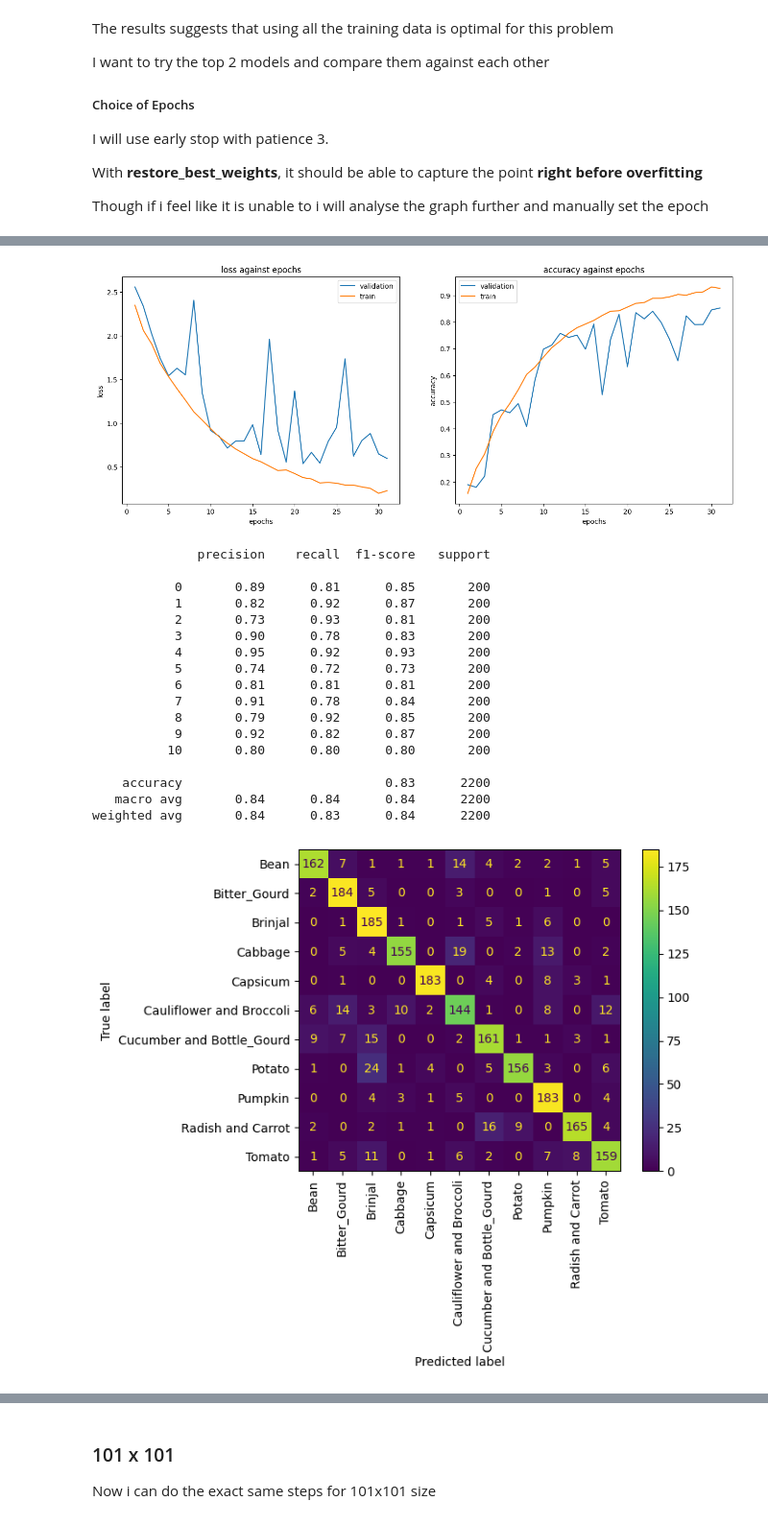
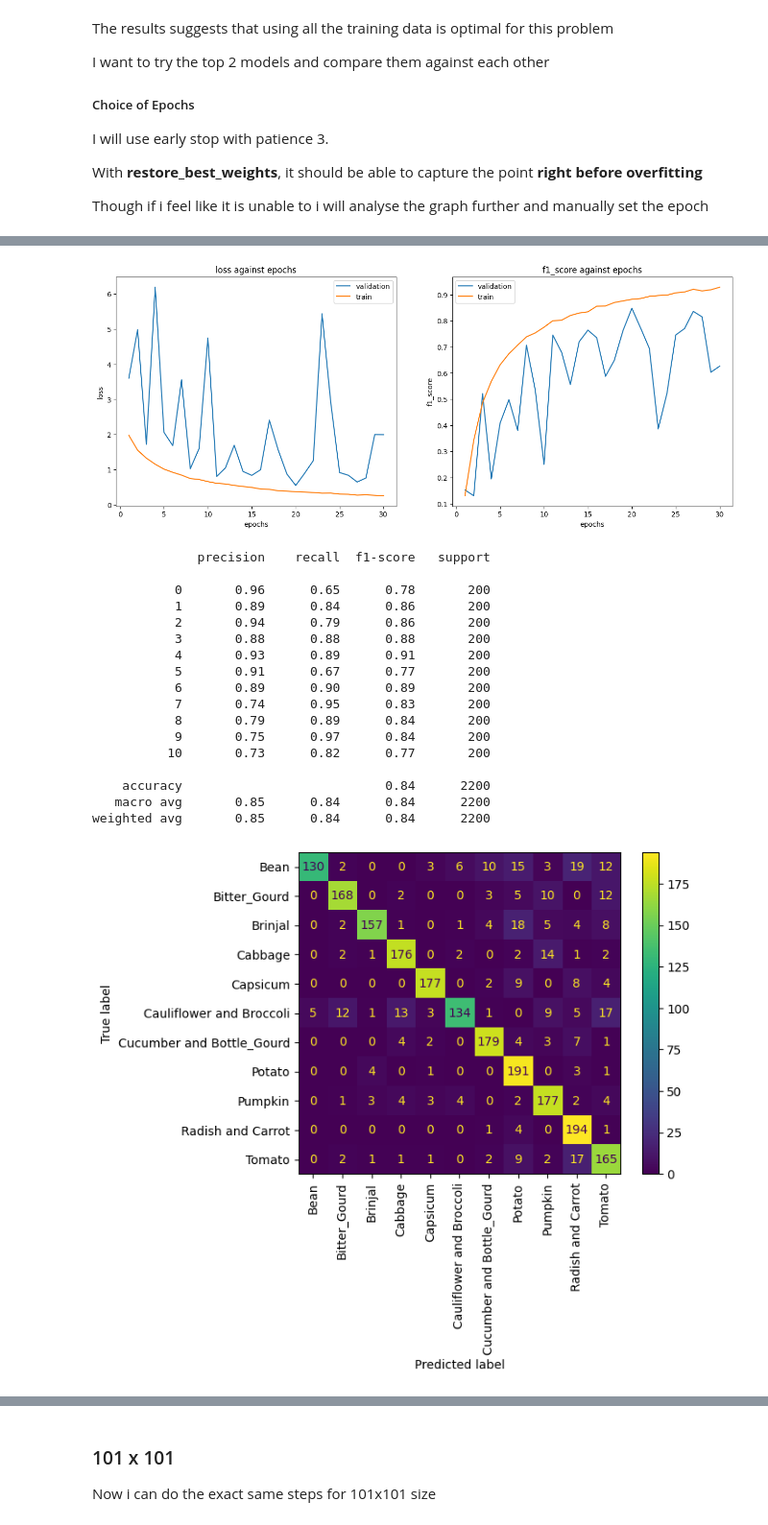
Before and after one commit to stupidbutsmart/DELE-CA1, a Jupyter notebook: CNN_v3.ipynb, the cells around one changed output, grey strips where cells are left out. Shown at 96% size. Saved outputs shown, nothing was run; the diff lists cells and outputs as text; code cells hidden in the pictures.

```diff
--- a/CNN_v3.ipynb
+++ b/CNN_v3.ipynb
@@ -458,6 +490,7 @@ with open(os.path.join('tuning_results' , '23_tuning_results_v3.pkl') , 'rb') as
 
 val_accuracies = results['validation_accuracies']
 val_losses = results['validation_losses']
+val_f1 = results['validation_f1']
 successful_params = results['params']
 fit_results = results['fit_results']
 # %% [markdown]
@@ -484,7 +520,7 @@ There is chance that 'worse performing' models may perform better with specific
 
 For now i want to look at the loss and learning rates
 # %%
-top_5_indexes = np.argsort(val_losses)[:5]
+top_5_indexes = np.argsort(val_f1)[::-1][:5]
 # %%
 
 for i in top_5_indexes:
@@ -589,13 +743,13 @@ data_tune_results = pd.DataFrame({
  'validation_accuracy': param_data_permu_accuracy
 })
 
-with open(os.path.join('tuning_results' , '23_data_tuning_v2.pkl') , 'wb') as f:
+with open(os.path.join('tuning_results' , '23_data_tuning_v3.pkl') , 'wb') as f:
   pickle.dump(data_tune_results , f)
 # %%
 # Importing the results
 results = None
 
-with open(os.path.join('tuning_results' , '23_data_tuning_v2.pkl') , 'rb') as f:
+with open(os.path.join('tuning_results' , '23_data_tuning_v3.pkl') , 'rb') as f:
   results = pickle.load(f)
 # %%
 param_data_permu = results['permatation']
@@ -636,19 +790,19 @@ for i , params in enumerate(params_to_consider):
   print(f'Testing {params}')
   model_params = {k:v for k , v in params.items() if k != 'batch_size'}
   # callbacks
-  early_stopper = EarlyStopping(patience=10 , monitor='val_loss', restore_best_weights=True)
+  early_stopper = EarlyStopping(patience=10 , monitor='val_f1_score', restore_best_weights=True, mode='max')
   model_checkpoint = ModelCheckpoint(filepath=os.path.join('stored_models' , f'best_weights_params_set{i}_size_23_v3.h5'),
-                                      monitor='val_loss',
+                                      monitor='val_f1_score',
                                       save_best_only=True,
                                       save_weight_only=True,
-                                      mode='min'
+                                      mode='max'
                                      )
   # fitting
   model = create_model(**model_params , autoencoder=Sequential(autoencoder.layers[:4]))
   results = model.fit(X_train , y_train,
                       epochs=50,
                       batch_size=params['batch_size'],
-                      callbacks=[early_stopper , model_checkpoint],
+                      callbacks=[F1ScoreCallback() , early_stopper , model_checkpoint],
                       validation_data = (X_validation , y_validation),
                       class_weight=class_weights_dict,
                       verbose=0
@@ -660,10 +814,10 @@ for i , params in enumerate(params_to_consider):
 
   # Plots
   validation_loss = results.history['val_loss']
-  validation_accuracy = results.history['val_accuracy']
+  validation_f1_score = results.history['val_f1_score']
 
   train_loss = results.history['loss']
-  train_accuracy = results.history['accuracy']
+  train_f1_score = results.history['f1_score']
 
   epochs = range(1 , len(train_loss) + 1)
 
@@ -678,12 +832,12 @@ for i , params in enumerate(params_to_consider):
   ax[0].set_title('loss against epochs')
 
   # acc
-  ax[1].plot(epochs , validation_accuracy, label='validation')
-  ax[1].plot(epochs , train_accuracy, label='train')
+  ax[1].plot(epochs , validation_f1_score, label='validation')
+  ax[1].plot(epochs , train_f1_score, label='train')
   ax[1].legend()
   ax[1].set_xlabel('epochs')
-  ax[1].set_ylabel('accuracy')
-  ax[1].set_title('accuracy against epochs')
+  ax[1].set_ylabel('f1_score')
+  ax[1].set_title('f1_score against epochs')
   plt.show()
 
   ## results
@@ -700,19 +854,19 @@ Testing {'activation': 'ReLU', 'activity_regularization': 0, 'dropout': 0.4, 'ha
-[figure, old version]
+[figure, new version]
               precision    recall  f1-score   support
 
-           0       0.89      0.81      0.85       200
-           1       0.82      0.92      0.87       200
-           2       0.73      0.93      0.81       200
-           3       0.90      0.78      0.83       200
-           4       0.95      0.92      0.93       200
-           5       0.74      0.72      0.73       200
-           6       0.81      0.81      0.81       200
-           7       0.91      0.78      0.84       200
-           8       0.79      0.92      0.85       200
-           9       0.92      0.82      0.87       200
-          10       0.80      0.80      0.80       200
+           0       0.96      0.65      0.78       200
+           1       0.89      0.84      0.86       200
+           2       0.94      0.79      0.86       200
+           3       0.88      0.88      0.88       200
+           4       0.93      0.89      0.91       200
+           5       0.91      0.67      0.77       200
+           6       0.89      0.90      0.89       200
+           7       0.74      0.95      0.83       200
+           8       0.79      0.89      0.84       200
+           9       0.75      0.97      0.84       200
+          10       0.73      0.82      0.77       200
 
-    accuracy                           0.83      2200
-   macro avg       0.84      0.84      0.84      2200
-weighted avg       0.84      0.83      0.84      2200
+    accuracy                           0.84      2200
+   macro avg       0.85      0.84      0.84      2200
+weighted avg       0.85      0.84      0.84      2200
-[figure, old version]
+[figure, new version]
```
Also changed, not shown: parts of 23 cells of this notebook, 4 other files.
